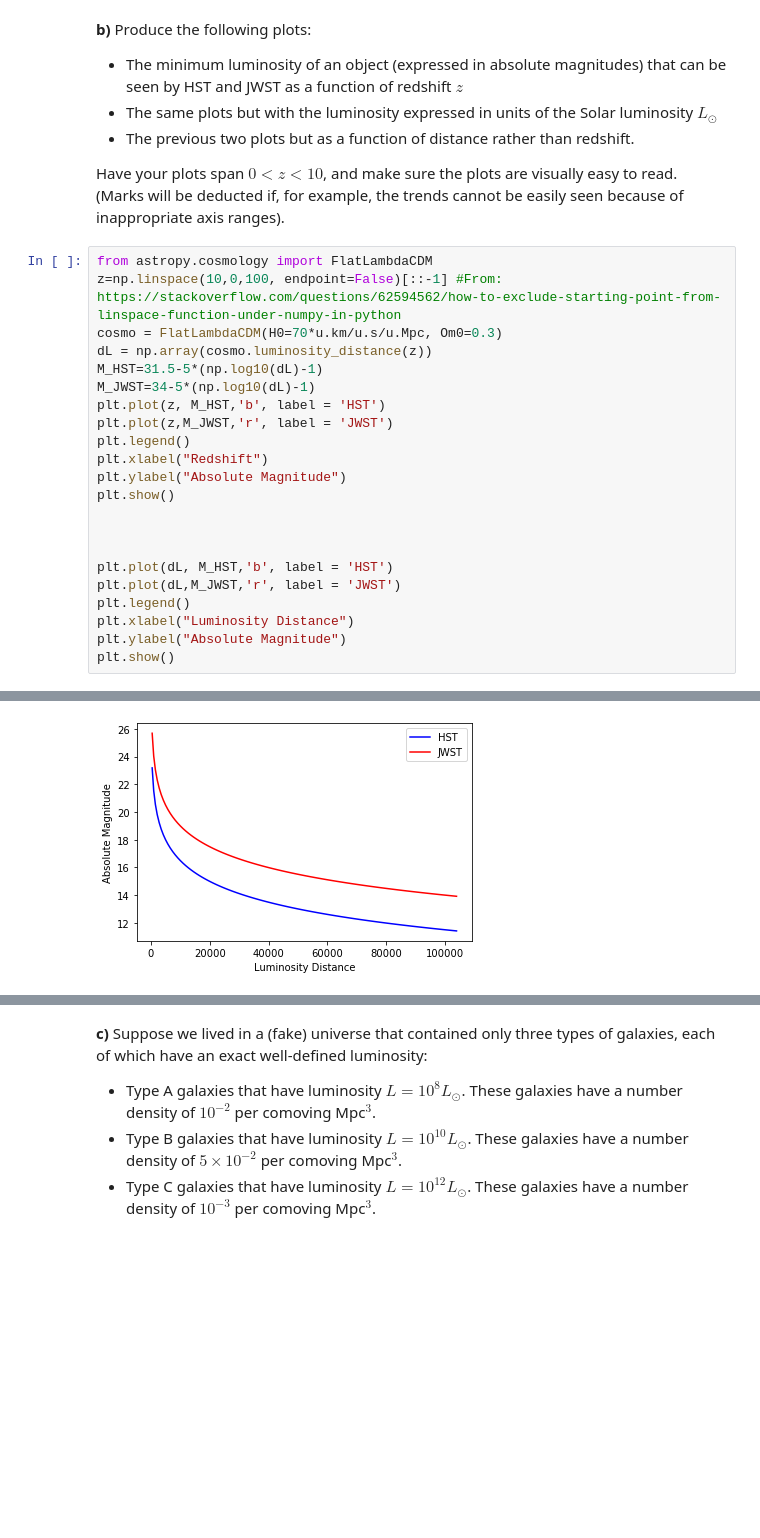
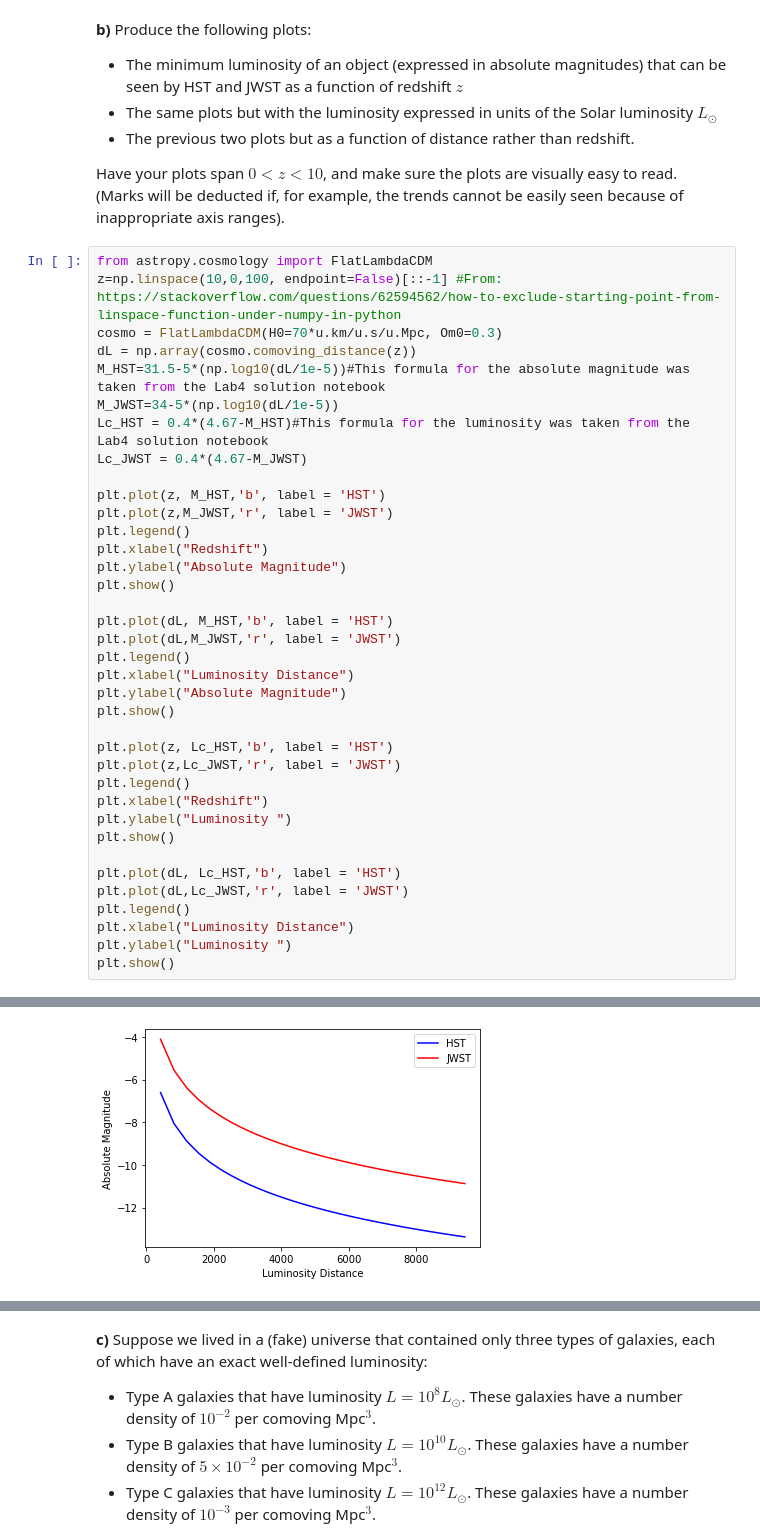
Before and after one commit to SantiagoMD/Midterm2022-SMD, a Jupyter notebook: Midterm/Midterm2022.ipynb, the cells around one changed output, grey strips where cells are left out. Cells and saved outputs as stored; diff of their text form; blank space fills up the shorter version.

```diff
--- a/Midterm/Midterm2022.ipynb
+++ b/Midterm/Midterm2022.ipynb
@@ -134,9 +133,12 @@ Have your plots span $0 < z < 10$, and make sure the plots are visually easy to
 from astropy.cosmology import FlatLambdaCDM
 z=np.linspace(10,0,100, endpoint=False)[::-1] #From: https://stackoverflow.com/questions/62594562/how-to-exclude-starting-point-from-linspace-function-under-numpy-in-python
 cosmo = FlatLambdaCDM(H0=70*u.km/u.s/u.Mpc, Om0=0.3)
-dL = np.array(cosmo.luminosity_distance(z))
-M_HST=31.5-5*(np.log10(dL)-1)
-M_JWST=34-5*(np.log10(dL)-1)
+dL = np.array(cosmo.comoving_distance(z))
+M_HST=31.5-5*(np.log10(dL/1e-5))#This formula for the absolute magnitude was taken from the Lab4 solution notebook
+M_JWST=34-5*(np.log10(dL/1e-5))
+Lc_HST = 0.4*(4.67-M_HST)#This formula for the luminosity was taken from the Lab4 solution notebook
+Lc_JWST = 0.4*(4.67-M_JWST)
+
 plt.plot(z, M_HST,'b', label = 'HST')
 plt.plot(z,M_JWST,'r', label = 'JWST')
 plt.legend()
@@ -144,12 +146,24 @@ plt.xlabel("Redshift")
 plt.ylabel("Absolute Magnitude")
 plt.show()
 
-
-
 plt.plot(dL, M_HST,'b', label = 'HST')
 plt.plot(dL,M_JWST,'r', label = 'JWST')
 plt.legend()
 plt.xlabel("Luminosity Distance")
 plt.ylabel("Absolute Magnitude")
 plt.show()
+
+plt.plot(z, Lc_HST,'b', label = 'HST')
+plt.plot(z,Lc_JWST,'r', label = 'JWST')
+plt.legend()
+plt.xlabel("Redshift")
+plt.ylabel("Luminosity ")
+plt.show()
+
+plt.plot(dL, Lc_HST,'b', label = 'HST')
+plt.plot(dL,Lc_JWST,'r', label = 'JWST')
+plt.legend()
+plt.xlabel("Luminosity Distance")
+plt.ylabel("Luminosity ")
+plt.show()
 # %% [output]
@@ -157 +171 @@ plt.show()
-[figure, old version]
+[figure, new version]
```
Also changed, not shown: parts of 6 cells of this notebook.
